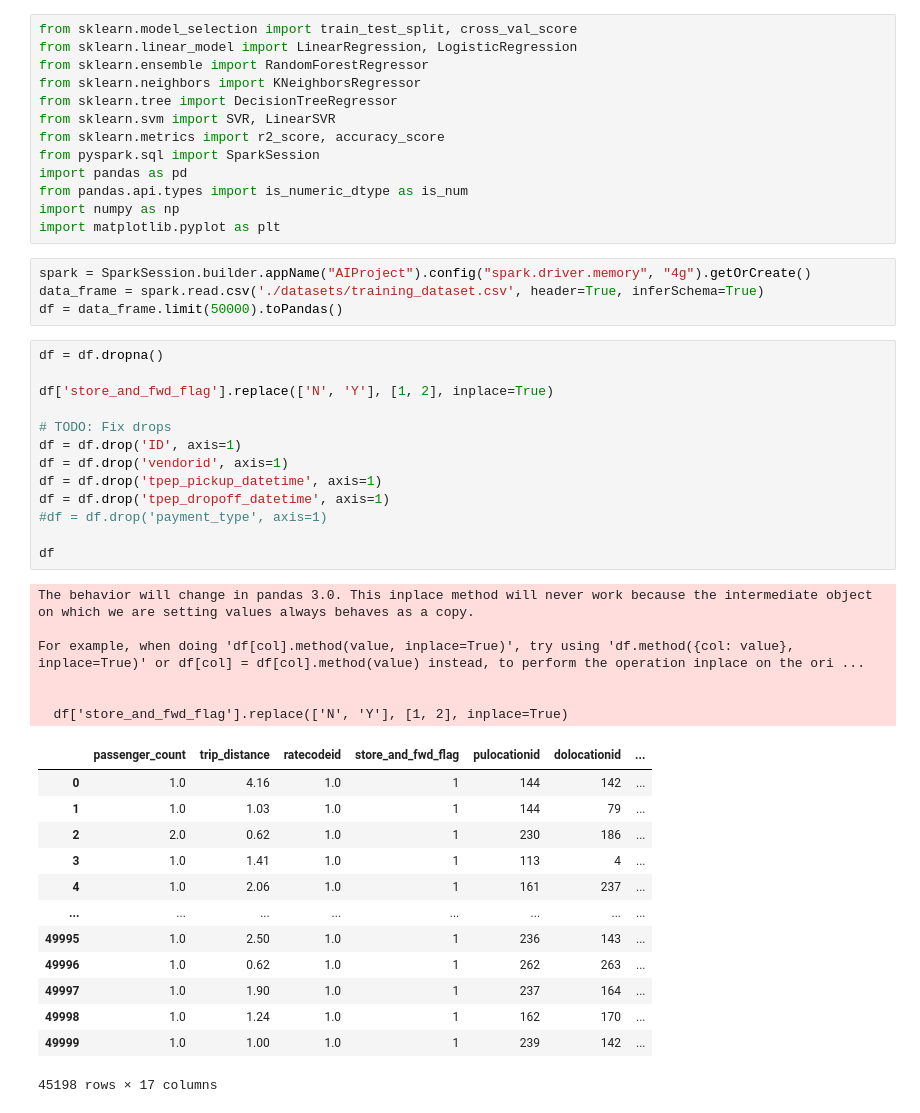
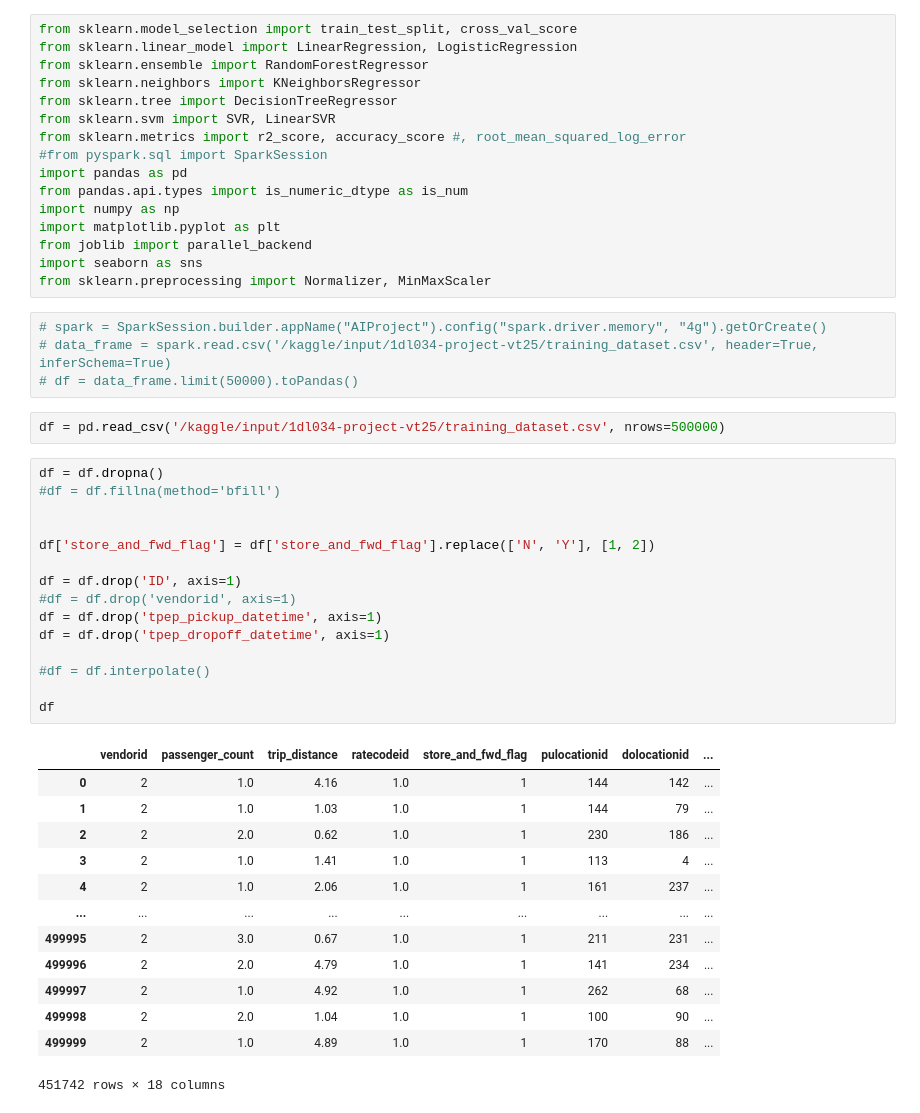
Before and after one commit to tuvabjornberg/machine-learning-project, a Jupyter notebook: main.ipynb, the cells around one changed output. Drawn from its saved outputs; the diff is of its cells as text.

```diff
--- a/main.ipynb
+++ b/main.ipynb
@@ -5,47 +28,48 @@ from sklearn.ensemble import RandomForestRegressor
 from sklearn.neighbors import KNeighborsRegressor
 from sklearn.tree import DecisionTreeRegressor
 from sklearn.svm import SVR, LinearSVR
-from sklearn.metrics import r2_score, accuracy_score
-from pyspark.sql import SparkSession
+from sklearn.metrics import r2_score, accuracy_score #, root_mean_squared_log_error
+#from pyspark.sql import SparkSession
 import pandas as pd
 from pandas.api.types import is_numeric_dtype as is_num
 import numpy as np
 import matplotlib.pyplot as plt
+from joblib import parallel_backend
+import seaborn as sns
+from sklearn.preprocessing import Normalizer, MinMaxScaler
 # %%
-spark = SparkSession.builder.appName("AIProject").config("spark.driver.memory", "4g").getOrCreate()
-data_frame = spark.read.csv('./datasets/training_dataset.csv', header=True, inferSchema=True)
-df = data_frame.limit(50000).toPandas()
+# spark = SparkSession.builder.appName("AIProject").config("spark.driver.memory", "4g").getOrCreate()
+# data_frame = spark.read.csv('/kaggle/input/1dl034-project-vt25/training_dataset.csv', header=True, inferSchema=True)
+# df = data_frame.limit(50000).toPandas()
+# %%
+df = pd.read_csv('/kaggle/input/1dl034-project-vt25/training_dataset.csv', nrows=500000)
 # %%
 df = df.dropna()
+#df = df.fillna(method='bfill')
 
-df['store_and_fwd_flag'].replace(['N', 'Y'], [1, 2], inplace=True)
 
-# TODO: Fix drops
+df['store_and_fwd_flag'] = df['store_and_fwd_flag'].replace(['N', 'Y'], [1, 2])
+
 df = df.drop('ID', axis=1)
-df = df.drop('vendorid', axis=1)
+#df = df.drop('vendorid', axis=1)
 df = df.drop('tpep_pickup_datetime', axis=1)
 df = df.drop('tpep_dropoff_datetime', axis=1)
-#df = df.drop('payment_type', axis=1)
+
+#df = df.interpolate()
 
 df
 # %% [output]
+|  | vendorid | passenger_count | trip_distance | ratecodeid | store_and_fwd_flag | pulocationid | dolocationid | ... |
+| 0 | 2 | 1.0 | 4.16 | 1.0 | 1 | 144 | 142 | ... |
+| 1 | 2 | 1.0 | 1.03 | 1.0 | 1 | 144 | 79 | ... |
+| 2 | 2 | 2.0 | 0.62 | 1.0 | 1 | 230 | 186 | ... |
+| 3 | 2 | 1.0 | 1.41 | 1.0 | 1 | 113 | 4 | ... |
+| 4 | 2 | 1.0 | 2.06 | 1.0 | 1 | 161 | 237 | ... |
+| ... | ... | ... | ... | ... | ... | ... | ... | ... |
+| 499995 | 2 | 3.0 | 0.67 | 1.0 | 1 | 211 | 231 | ... |
+| 499996 | 2 | 2.0 | 4.79 | 1.0 | 1 | 141 | 234 | ... |
+| 499997 | 2 | 1.0 | 4.92 | 1.0 | 1 | 262 | 68 | ... |
+| 499998 | 2 | 2.0 | 1.04 | 1.0 | 1 | 100 | 90 | ... |
+| 499999 | 2 | 1.0 | 4.89 | 1.0 | 1 | 170 | 88 | ... |
-The behavior will change in pandas 3.0. This inplace method will never work because the intermediate object on which we are setting values always behaves as a copy.
-
-For example, when doing 'df[col].method(value, inplace=True)', try using 'df.method({col: value}, inplace=True)' or df[col] = df[col].method(value) instead, to perform the operation inplace on the ori ...
-
-
-  df['store_and_fwd_flag'].replace(['N', 'Y'], [1, 2], inplace=True)
+451742 rows × 18 columns
-|  | passenger_count | trip_distance | ratecodeid | store_and_fwd_flag | pulocationid | dolocationid | ... |
-| 0 | 1.0 | 4.16 | 1.0 | 1 | 144 | 142 | ... |
-| 1 | 1.0 | 1.03 | 1.0 | 1 | 144 | 79 | ... |
-| 2 | 2.0 | 0.62 | 1.0 | 1 | 230 | 186 | ... |
-| 3 | 1.0 | 1.41 | 1.0 | 1 | 113 | 4 | ... |
-| 4 | 1.0 | 2.06 | 1.0 | 1 | 161 | 237 | ... |
-| ... | ... | ... | ... | ... | ... | ... | ... |
-| 49995 | 1.0 | 2.50 | 1.0 | 1 | 236 | 143 | ... |
-| 49996 | 1.0 | 0.62 | 1.0 | 1 | 262 | 263 | ... |
-| 49997 | 1.0 | 1.90 | 1.0 | 1 | 237 | 164 | ... |
-| 49998 | 1.0 | 1.24 | 1.0 | 1 | 162 | 170 | ... |
-| 49999 | 1.0 | 1.00 | 1.0 | 1 | 239 | 142 | ... |
-45198 rows × 17 columns
 # %%
```
Also changed, not shown: parts of 28 cells of this notebook, 3 other files.
